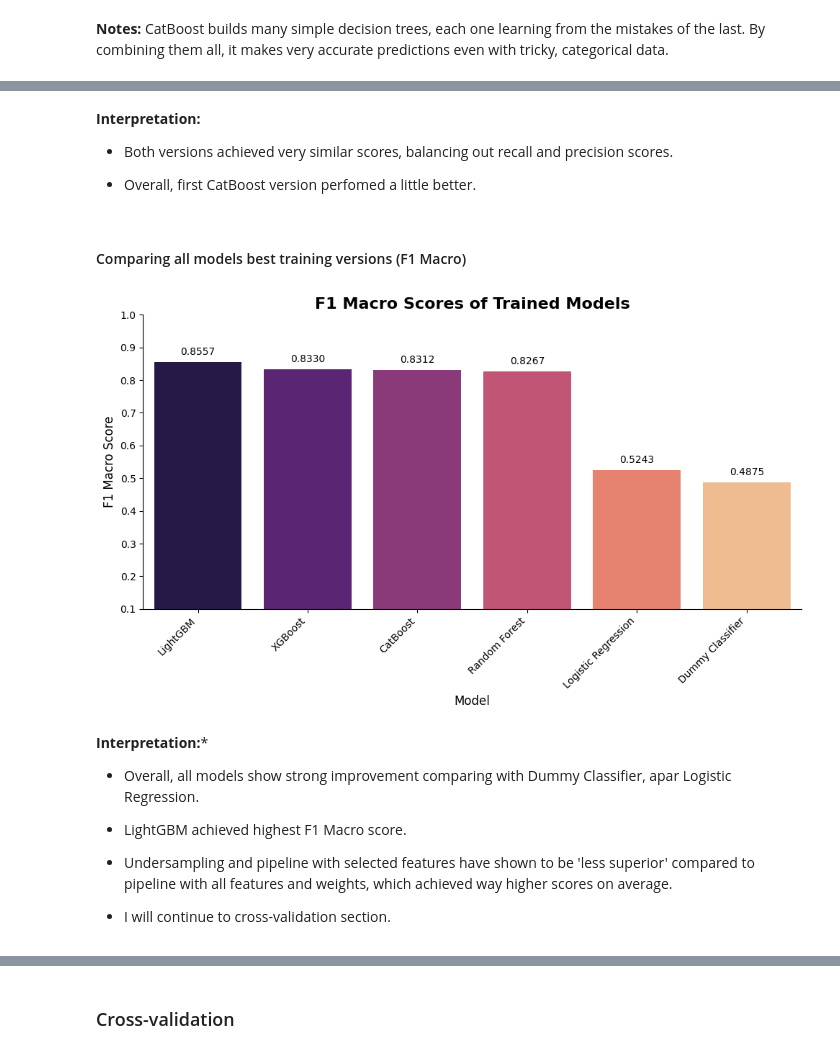
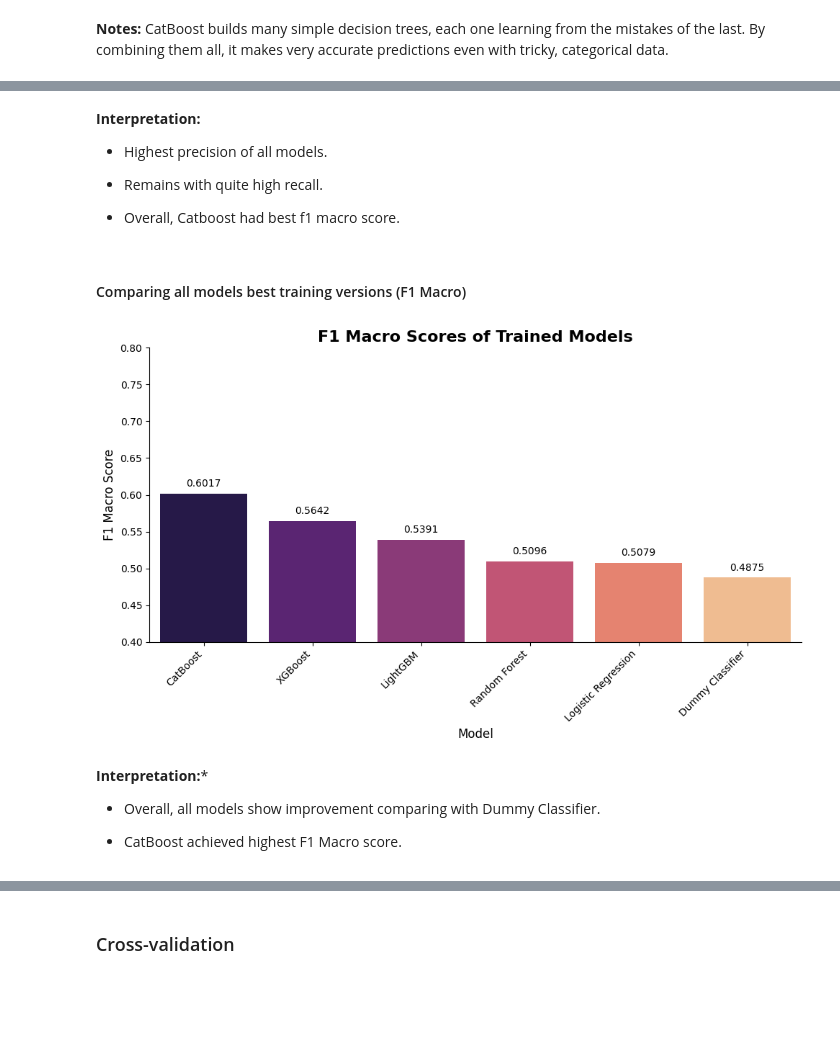
Before and after one commit to Duccard/stroke_risk_prediction, a Jupyter notebook: StrokeRiskPredictionModel.ipynb, the cells around one changed output, grey strips where cells are left out. Saved outputs shown, nothing was run; the diff lists cells and outputs as text; code cells hidden in the pictures; blank space fills up the shorter version.

```diff
--- a/StrokeRiskPredictionModel.ipynb
+++ b/StrokeRiskPredictionModel.ipynb
@@ -382,19 +395,5 @@ Index(['gender', 'age', 'hypertension', 'heart_disease', 'ever_married',
        'bmi_capped'],
       dtype='object')
 # %%
-num_cols = ["age", "avg_glucose_level_log", "bmi_capped"]
-
-colors = sns.color_palette("magma", n_colors=3)
-
-plt.figure(figsize=(15, 5))
-for i, (col, color) in enumerate(zip(num_cols, colors), 1):
-    plt.subplot(1, 3, i)
-    sns.boxplot(y=df[col], color=color)
-    plt.title(f"Boxplot of {col}", fontsize=18, y=1.01)
-
-plt.tight_layout()
-plt.suptitle(
-    "Boxplots of Cleaned Numerical Features", fontsize=20, y=1.05, weight="bold"
-)
-plt.show()
+plot_numerical_boxplots(df, ["age", "bmi_capped", "avg_glucose_level_log"])
 # %% [output]
@@ -565,21 +447,5 @@ plt.show()
 # %% [markdown]
 ### Numerical Features vs Stroke Status
 # %%
-for i, col in enumerate(num_cols_cleaned, 1):
-    plt.subplot(1, 3, i)
-    sns.violinplot(
-        x="stroke", y=col, data=df, palette="magma", hue="stroke", legend=False
-    )
-    plt.title(f"{col} vs Stroke", fontsize=10)
-    plt.xlabel("Stroke", fontsize=11)
-    plt.ylabel(col, fontsize=11)
-
-plt.tight_layout()
-plt.suptitle(
-    "Violin Plots of Numerical Features by Stroke Status",
-    fontsize=18,
-    weight="bold",
-    y=1.02,
-)
-plt.show()
+plot_violinplots_numerical_by_stroke(df, num_cols_cleaned)
 # %% [output]
@@ -2818,8 +2352,10 @@ F1 Macro Score: 0.8277
 # %% [markdown]
 **Interpretation:**
 
-- Both versions achieved very similar scores, balancing out recall and precision scores.
+- Highest precision of all models.
 
-- Overall, first CatBoost version perfomed a little better.
+- Remains with quite high recall.
+
+- Overall, Catboost had best f1 macro score.
 # %% [markdown]
 #### Comparing all models best training versions (F1 Macro)
@@ -2891,7 +2371,7 @@ def plot_model_f1_macro_scores(
     scores: List[float],
     title: Optional[str] = "F1 Macro Scores of Trained Models",
     ylabel: Optional[str] = "F1 Macro Score",
-    ylim: Optional[Tuple[float, float]] = (0.1, 1),
+    ylim: Optional[Tuple[float, float]] = (0.4, 0.8),
 ) -> None:
     """
     Plot a sorted bar chart of F1 Macro Scores for different models.
@@ -2944,24 +2424,27 @@ def plot_model_f1_macro_scores(
 # %%
 plot_model_f1_macro_scores(
     models=[
         "Dummy Classifier",
         "Logistic Regression",
         "Random Forest",
         "XGBoost",
         "LightGBM",
         "CatBoost",
     ],
-    scores=[0.4875, 0.5243, 0.8267, 0.8330, 0.8557, 0.8312],
+    scores=[
+        0.4875,
+        0.5079,
+        0.5096,
+        0.5642,
+        0.5391,
+        0.6017,
+    ],
 )
 # %% [output]
-[figure, old version]
+[figure, new version]
 # %% [markdown]
 **Interpretation:***
 
-- Overall, all models show strong improvement comparing with Dummy Classifier, apar Logistic Regression.
+- Overall, all models show improvement comparing with Dummy Classifier.
 
-- LightGBM achieved highest F1 Macro score.
-
-- Undersampling and pipeline with selected features have shown to be 'less superior' compared to pipeline with all features and weights, which achieved way higher scores on average.
-
-- I will continue to cross-validation section.
+- CatBoost achieved highest F1 Macro score.
```
Also changed, not shown: parts of 127 cells of this notebook, 1 other file.
